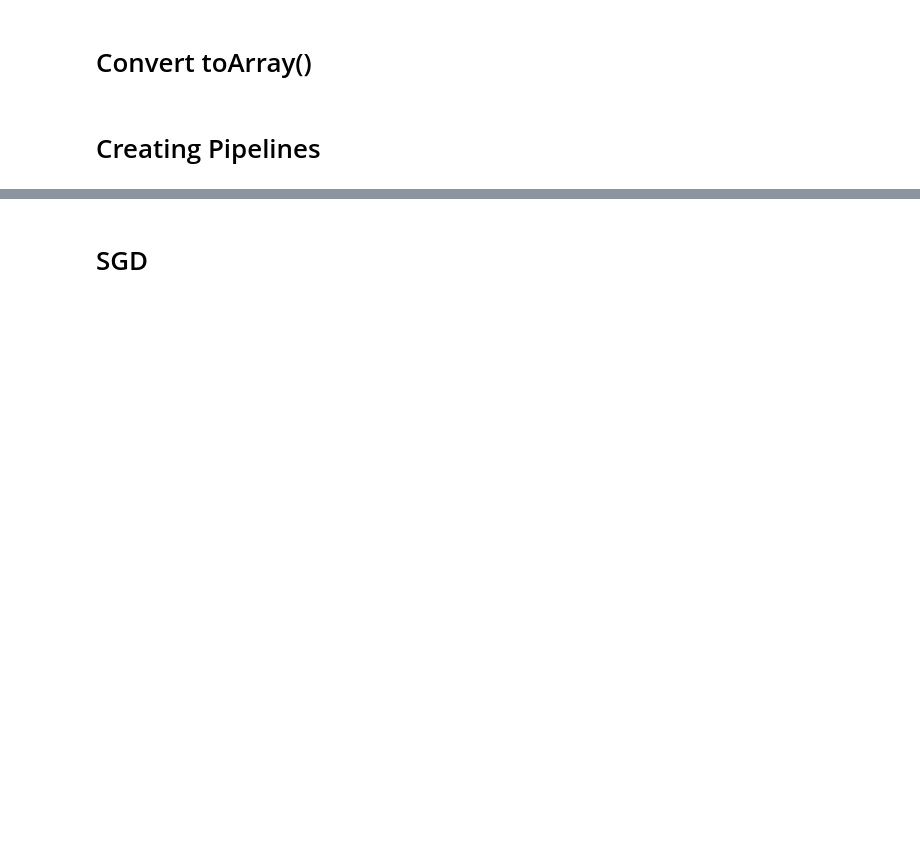
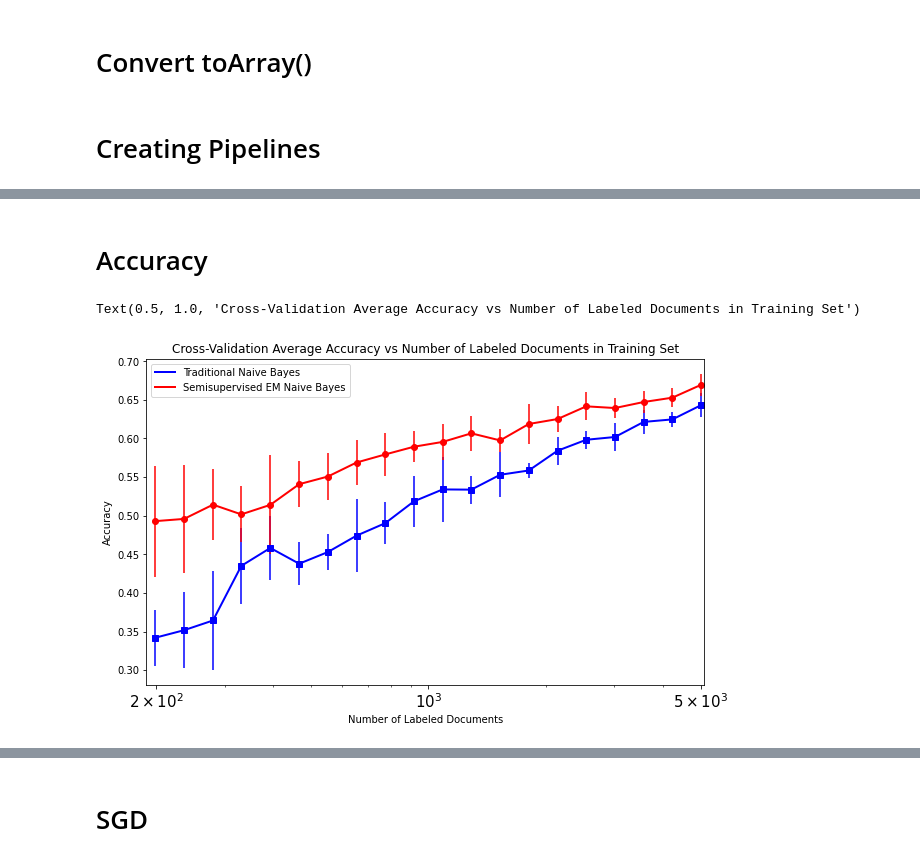
Before and after one commit to aniruddh-shukla/ATML-proj, a Jupyter notebook: Oishi_ATIML_final.ipynb, the cells around one changed output, grey strips where cells are left out. Drawn from its saved outputs; the diff is of its cells as text; code cells hidden in the pictures; blank space fills up the shorter version.

```diff
--- a/Oishi_ATIML_final.ipynb
+++ b/Oishi_ATIML_final.ipynb
@@ -228,0 +225,2 @@ def fitFinalPipeline(classifier, X_train, Y_train, X_test, Y_test):
+# %%
+Y=pos_transformer.fit_transform(news_df['news'])
@@ -229 +233,3 @@ def fitFinalPipeline(classifier, X_train, Y_train, X_test, Y_test):
+# %%
+features=np.concatenate((X_new,Y),axis=1)
 # %% [markdown]
@@ -250,0 +388,4 @@ weighted avg       0.73      0.71      0.70       400
+# %%
+y_l=y_l.to_numpy()
+y_u=y_u.to_numpy()
+print(type(X_l),type(X_u),type(y_l),type(y_u))
@@ -250,0 +428,11 @@ weighted avg       0.73      0.71      0.70       400
+# %%
+# Cross validation for semisupervised EM Naive Bayes classifier
+# using both labeled and unlabeled data set
+em_nb_cv_scores = list()
+em_nb_cv_times = list()
+for n_l_docs in experiments:
+    em_nb_clf = Semi_EM_MultinomialNB(alpha=1e-2, tol=100, print_log_lkh=False) # semi supervised EM based Naive Bayes classifier
+    cv_scores, cv_time = cross_validation(em_nb_clf, X_l[:n_l_docs,], y_l[:n_l_docs],True,X_u)
+    em_nb_cv_scores.append(cv_scores)
+    em_nb_cv_times.append(cv_time)
+    print("Number of labeled documents: %6d" % n_l_docs)
@@ -250,0 +457,34 @@ weighted avg       0.73      0.71      0.70       400
+# %% [markdown]
+# Accuracy
+# %%
+import seaborn as sns
+import matplotlib.pyplot as plt
+# plot CV accuracy comparisons
+nb_score_mean = list()
+nb_score_err = list()
+em_nb_score_mean = list()
+em_nb_score_err = list()
+for idx in range(len(experiments)):
+    nb_scores = [value['accuracy'] for value in nb_cv_scores[idx]]
+    nb_score_mean.append(np.mean(nb_scores))
+    nb_score_err.append(np.std(nb_scores))
+    em_nb_scores = [value['accuracy'] for value in em_nb_cv_scores[idx]]
+    em_nb_score_mean.append(np.mean(em_nb_scores))
+    em_nb_score_err.append(np.std(em_nb_scores))
+fig = plt.figure(figsize=(10,6))
+ax = fig.add_subplot(111)
+ax.plot(experiments, nb_score_mean, color='b', linewidth=2, label='Traditional Naive Bayes')
+ax.errorbar(experiments, nb_score_mean, yerr=nb_score_err, fmt='s', color='b')
+ax.plot(experiments, em_nb_score_mean, color='r', linewidth=2, label='Semisupervised EM Naive Bayes')
+ax.errorbar(experiments, em_nb_score_mean, yerr=em_nb_score_err, fmt='o', color='r')
+ax.set_xlabel('Number of Labeled Documents')
+ax.set_ylabel('Accuracy')
+ax.set_xlim(left=np.min(experiments)-10, right=np.max(experiments)+100)
+ax.set_xscale('log')
+ax.set_xticks([200, 1000, 5000])
+ax.set_xticklabels([r'$2\times10^2$', r'$10^3$', r'$5\times10^3$'], fontsize=15)
+plt.legend(loc='upper left')
+plt.title('Cross-Validation Average Accuracy vs Number of Labeled Documents in Training Set')
+# %% [output]
+Text(0.5, 1.0, 'Cross-Validation Average Accuracy vs Number of Labeled Documents in Training Set')
+[figure, added]
```
Also changed, not shown: parts of 56 cells of this notebook.
